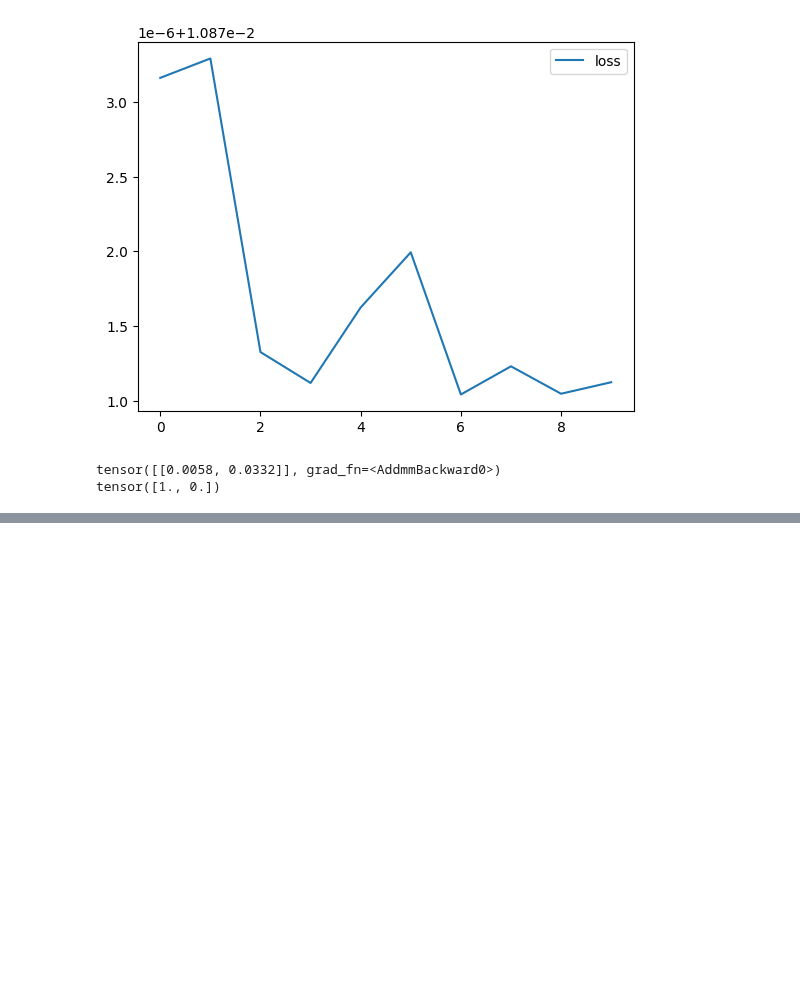
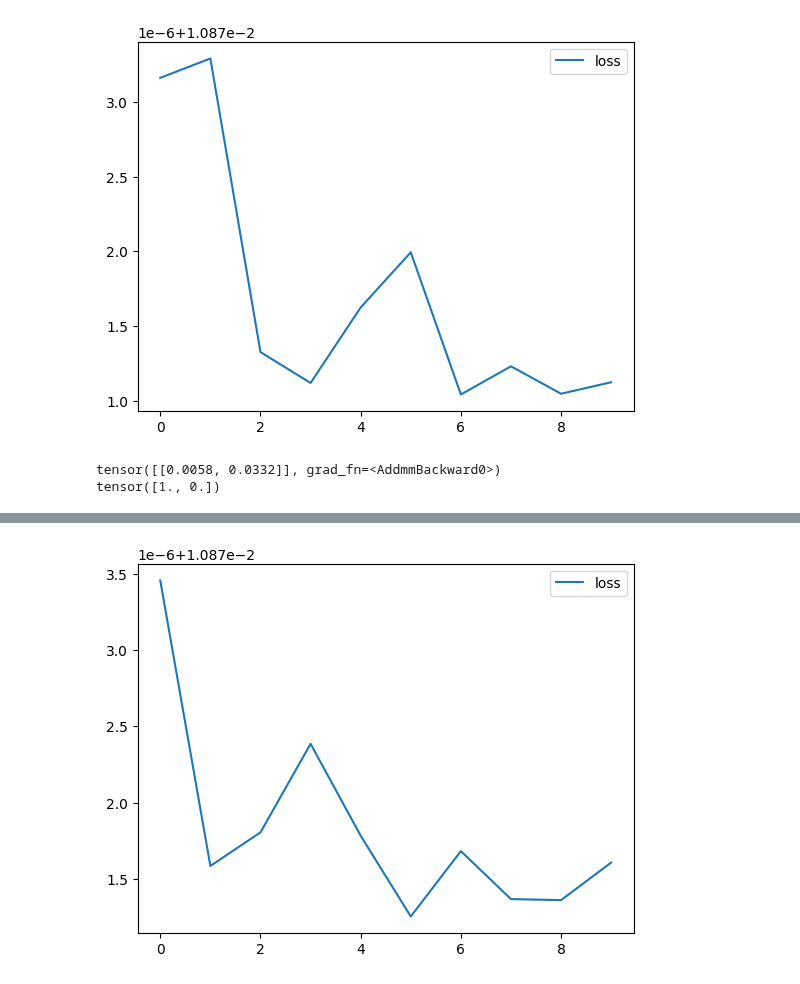
Before and after one commit to hibana2077/OOP-independent-study, a Jupyter notebook: train/train.ipynb, the cells around one changed output, grey strips where cells are left out. Drawn from its saved outputs; the diff is of its cells as text; code cells hidden in the pictures; blank space fills up the shorter version.

```diff
--- a/train/train.ipynb
+++ b/train/train.ipynb
@@ -603,0 +611,7 @@ KeyboardInterrupt:
+# %%
+#plot loss
+plt.plot(test_loss_list,label='loss')
+plt.legend()
+plt.show()
+# %% [output]
+[figure, added]
```
Also changed, not shown: parts of 3 cells of this notebook.
